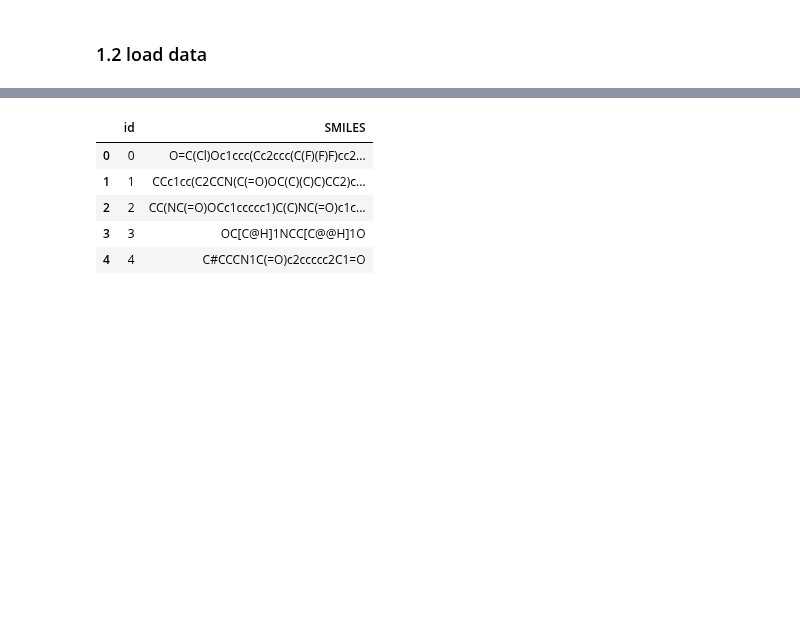
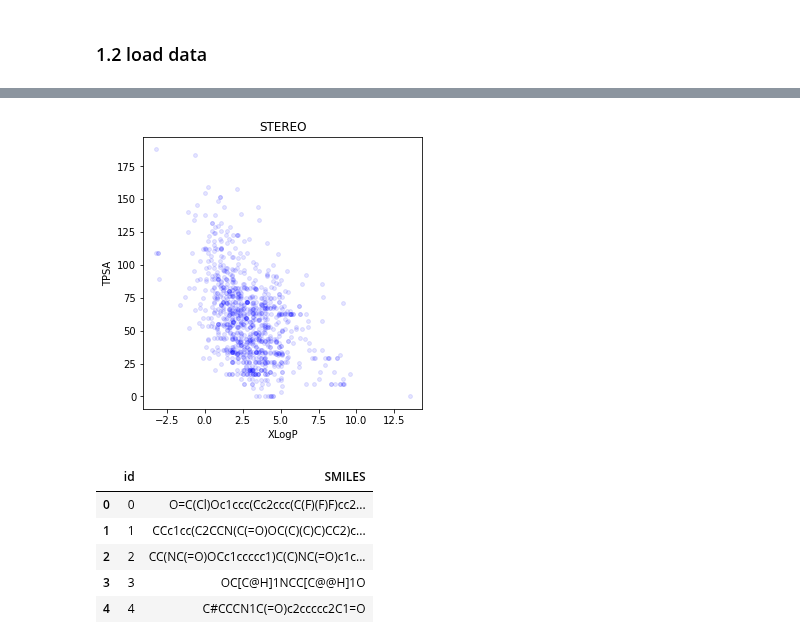
Before and after one commit to yoshida-lab/XenonPy, a Jupyter notebook: xenonpy/contrib/ismd/Sample.ipynb, the cells around one changed output, grey strips where cells are left out. Cells and saved outputs as stored; diff of their text form; code cells hidden in the pictures; blank space fills up the shorter version.

```diff
--- a/xenonpy/contrib/ismd/Sample.ipynb
+++ b/xenonpy/contrib/ismd/Sample.ipynb
@@ -43,0 +53,10 @@ data.head()
+# %%
+# check target properties: XLogP & TPSA
+plt.figure(figsize=(5,5))
+plt.scatter(data['XLogP'],data['TPSA'],s=15,c='b',alpha = 0.1)
+plt.title('STEREO')
+plt.xlabel('XLogP')
+plt.ylabel('TPSA')
+plt.show()
+# %% [output]
+[figure, added]
```
Also changed, not shown: parts of 33 cells of this notebook, 3 other files.
